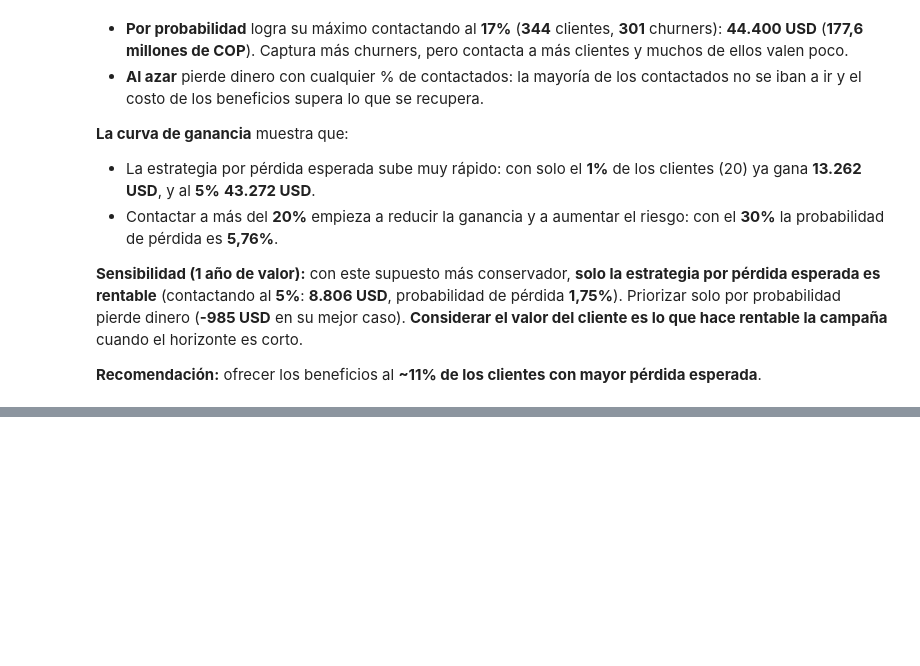
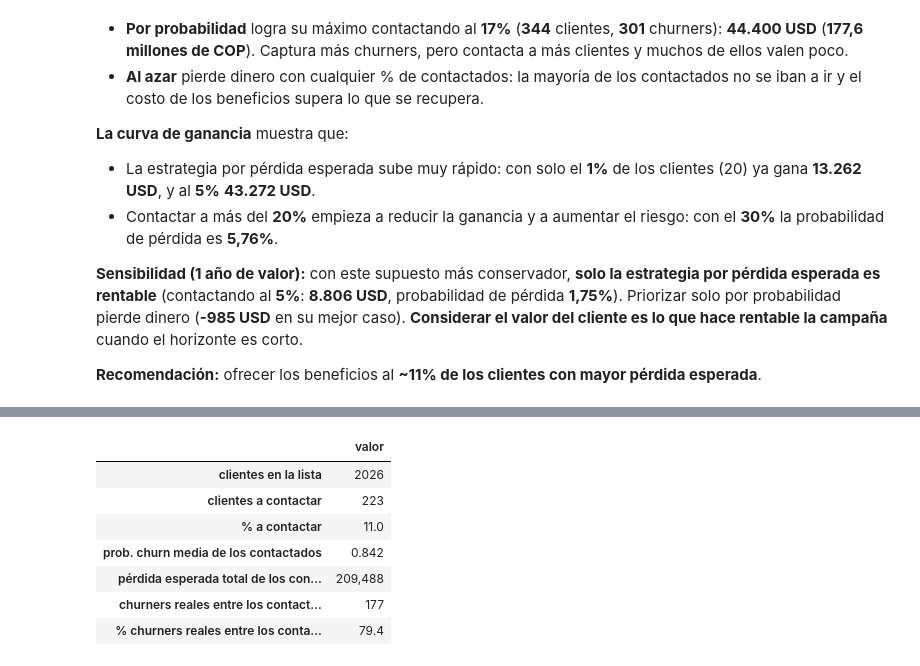
Before and after one commit to crissebasbol/bank_churn_prediction, a Jupyter notebook: notebooks/churn_analysis.ipynb, the cells around one changed output, grey strips where cells are left out. Cells and saved outputs as stored; diff of their text form; code cells hidden in the pictures; blank space fills up the shorter version.

```diff
--- a/notebooks/churn_analysis.ipynb
+++ b/notebooks/churn_analysis.ipynb
@@ -1361,0 +1409,11 @@ montecarlo.format_table(montecarlo.best_by_strategy(mc_summary_1y))
+# %%
+scoring.campaign_summary(campaign_list, y_test)
+# %% [output]
+|  | valor |
+| clientes en la lista | 2026 |
+| clientes a contactar | 223 |
+| % a contactar | 11.0 |
+| prob. churn media de los contactados | 0.842 |
+| pérdida esperada total de los con... | 209,488 |
+| churners reales entre los contact... | 177 |
+| % churners reales entre los conta... | 79.4 |
```
Also changed, not shown: parts of 14 cells of this notebook, 11 other files.
